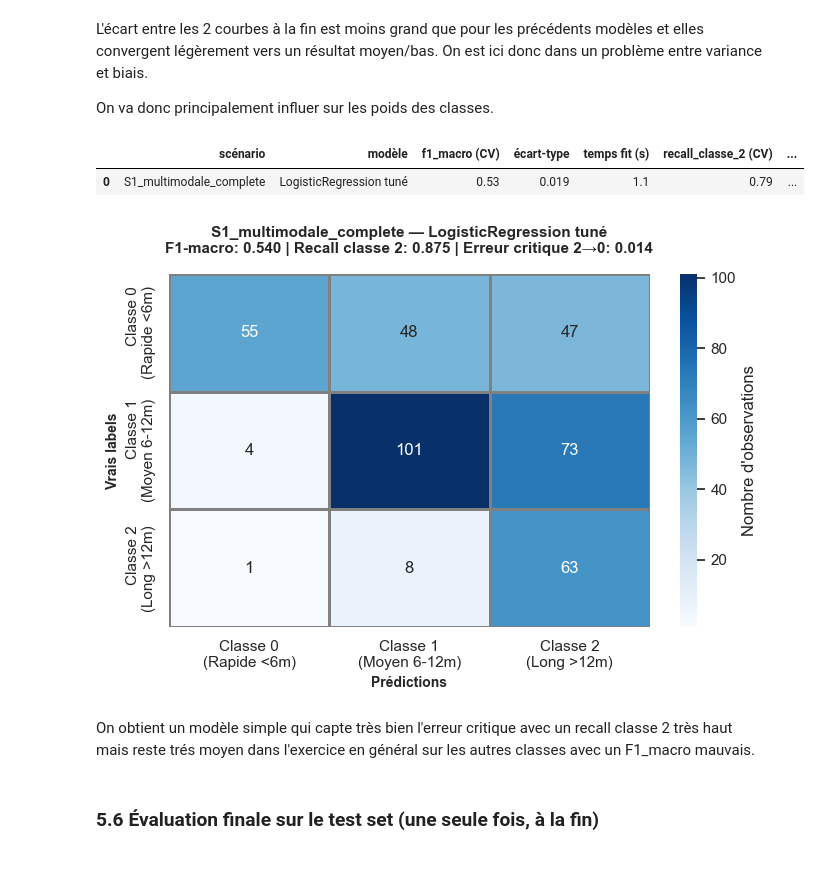
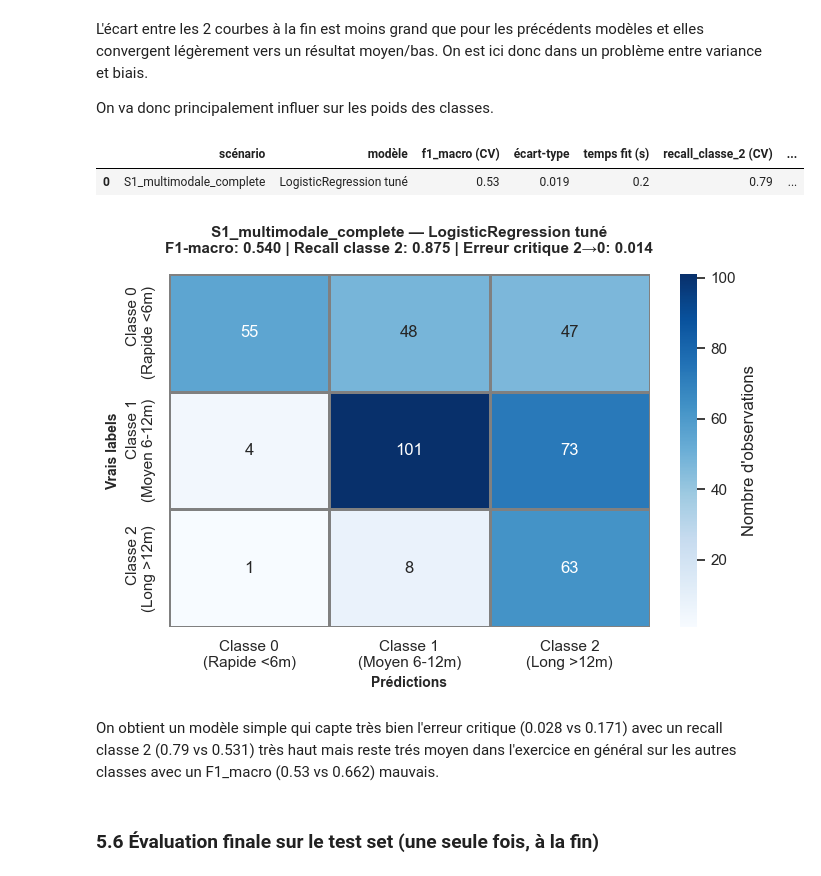
Before and after one commit to rbatos/Cas_usage_certif, a Jupyter notebook: notebooks/matrice-notebook-romain.ipynb, the cells around one changed output. Saved outputs shown, nothing was run; the diff lists cells and outputs as text; code cells hidden in the pictures.

```diff
--- a/notebooks/matrice-notebook-romain.ipynb
+++ b/notebooks/matrice-notebook-romain.ipynb
@@ -1563,13 +1555,13 @@ X_tr, X_val, y_tr, y_val = train_test_split(
 )
 
 # 2) Poids de classes + focus classe 2
-class_weights = {
+class_weights_rfc = {
     0: 1.0,   # Classe 0 : poids normal
     1: 1.0,   # Classe 1 : poids normal
     2: 3.0    # Classe 2 : poids 3x supérieur (à ajuster)
 }
 
-sample_weight_train = y_tr.map(class_weights).astype(float).values
+sample_weight_train = y_tr.map(class_weights_rfc).astype(float).values
 
 # Hyperparamètres réglés pour limiter le surapprentissage et mieux capter la classe 2.
 rfc_modele = RandomForestClassifier(
@@ -1582,7 +1574,7 @@ rfc_modele = RandomForestClassifier(
     bootstrap=True,             # Gardé à True (meilleure généralisation)
     random_state=RANDOM_STATE,
     n_jobs=-1,                  # Utilise tous les cœurs CPU
-    class_weight=class_weights  # Poids personnalisés
+    class_weight=class_weights_rfc  # Poids personnalisés
 )
 
 pipe_rfc = Pipeline([
@@ -1795,13 +1787,13 @@ X_tr, X_val, y_tr, y_val = train_test_split(
 )
 
 # 2) Poids de classes + focus classe 2
-class_weights = {
+class_weights_lgbm = {
     0: 1.0,   # Classe 0 : poids normal
     1: 1.0,   # Classe 1 : poids normal
     2: 3.0    # Classe 2 : poids 3x supérieur (à ajuster)
 }
 
-sample_weight_train = y_tr.map(class_weights).astype(float).values
+sample_weight_train = y_tr.map(class_weights_lgbm).astype(float).values
 
 # Hyperparamètres réglés pour limiter le surapprentissage et mieux capter la classe 2.
 modele_lgbm = LGBMClassifier(
@@ -1816,7 +1808,7 @@ modele_lgbm = LGBMClassifier(
     colsample_bytree=0.6,       # Sous-échantillonnage des colonnes (utile avec one-hot + tf-idf).
     reg_alpha=0.2,              # Régularisation L1 pour favoriser un modèle plus parcimonieux.
     reg_lambda=1.5,             # Régularisation L2 pour stabiliser les poids et lisser les décisions.
-    class_weight=class_weights,      # Surpondère la classe 2 pour réduire les faux négatifs critiques 2->0.
+    class_weight=class_weights_lgbm,      # Surpondère la classe 2 pour réduire les faux négatifs critiques 2->0.
     random_state=RANDOM_STATE,  # Rend les résultats reproductibles entre exécutions.
     n_jobs=-1,                  # Utilise tous les coeurs CPU disponibles pour accélérer le fit.
     verbosity=-1,               # Réduit les logs LightGBM pour garder une sortie notebook propre.
@@ -2023,19 +2018,19 @@ X_tr, X_val, y_tr, y_val = train_test_split(
 )
 
 # 2) Poids de classes + focus classe 2
-class_weights = {
+class_weights_lr = {
     0: 1.0,   # Classe 0 : poids normal
     1: 2.0,   # Classe 1 : poids normal
     2: 5.0    # Classe 2 : poids 5x supérieur (à ajuster)
 }
 
-sample_weight_train = y_tr.map(class_weights).astype(float).values
+sample_weight_train = y_tr.map(class_weights_lr).astype(float).values
 
 # Hyperparamètres réglés pour limiter le surapprentissage et mieux capter la classe 2.
 modele_logreg = LogisticRegression(
     solver="lbfgs", # Rapide pour petits jeux de données.
     C=0.1,          # Régularisation plus forte pour éviter le surajustement
-    class_weight=class_weights,
+    class_weight=class_weights_lr,
     max_iter=1000,
     random_state=RANDOM_STATE,
     n_jobs=-1       # Utilise tous les cœurs pour accélérer l'entraînement
@@ -2086,37 +2081,37 @@ y_pred = pipe_logreg.predict(X_val)
 conf_matrix = confusion_matrix(y_val, y_pred)
 
 # Affichage de la matrice
 fig, ax = plt.subplots(figsize=(7, 5))
 sns.heatmap(
     conf_matrix,
     annot=True,
     fmt="d",
     cmap="Blues",
     xticklabels=["Classe 0\n(Rapide <6m)", "Classe 1\n(Moyen 6-12m)", "Classe 2\n(Long >12m)"],
     yticklabels=["Classe 0\n(Rapide <6m)", "Classe 1\n(Moyen 6-12m)", "Classe 2\n(Long >12m)"],
     cbar_kws={"label": "Nombre d'observations"},
     ax=ax,
     linewidths=1,
     linecolor="gray"
 )
 ax.set_title(
     f"{'S1_multimodale_complete'} — {'LogisticRegression tuné'}\nF1-macro: {f1_score(y_val, y_pred, average='macro'):.3f} | "
     f"Recall classe 2: {recall_class_2(y_val, y_pred):.3f} | "
     f"Erreur critique 2→0: {critical_error_2_to_0(y_val, y_pred):.3f}",
     fontsize=11,
     weight="bold",
     pad=15
 )
 ax.set_ylabel("Vrais labels", fontsize=10, weight="bold")
 ax.set_xlabel("Prédictions", fontsize=10, weight="bold")
 plt.tight_layout()
 plt.show()
 # %% [output]
 |  | scénario | modèle | f1_macro (CV) | écart-type | temps fit (s) | recall_classe_2 (CV) | ... |
-| 0 | S1_multimodale_complete | LogisticRegression tuné | 0.53 | 0.019 | 1.1 | 0.79 | ... |
+| 0 | S1_multimodale_complete | LogisticRegression tuné | 0.53 | 0.019 | 0.2 | 0.79 | ... |
 [figure]
 # %% [markdown]
-On obtient un modèle simple qui capte très bien l'erreur critique avec un recall classe 2 très haut mais reste trés moyen dans l'exercice en général sur les autres classes avec un F1_macro mauvais.
+On obtient un modèle simple qui capte très bien l'erreur critique (0.028 vs 0.171) avec un recall classe 2 (0.79 vs 0.531) très haut mais reste trés moyen dans l'exercice en général sur les autres classes avec un F1_macro (0.53 vs 0.662) mauvais.
 # %% [markdown]
 ### 5.6 Évaluation finale sur le test set (une seule fois, à la fin)
 # %% [markdown]
```
Also changed, not shown: parts of 17 cells of this notebook, 1 other file.
